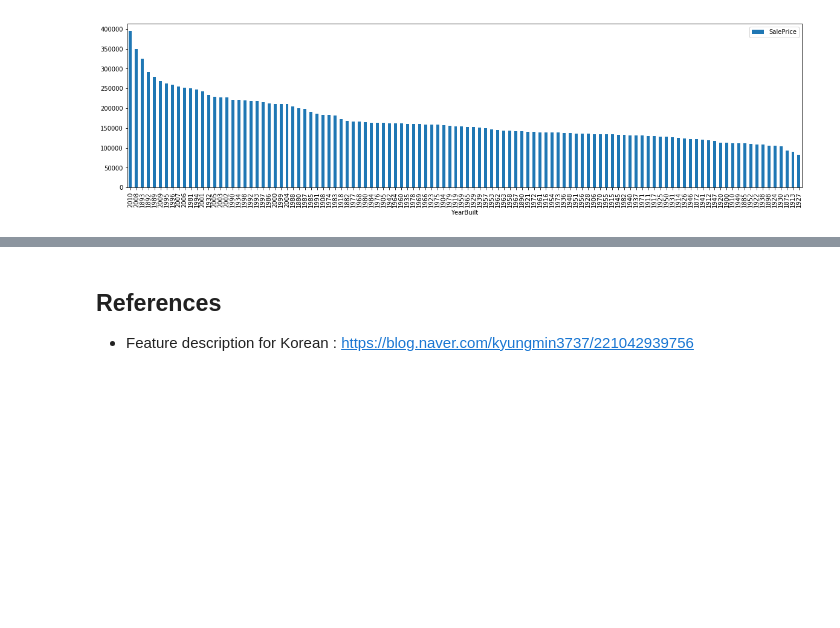
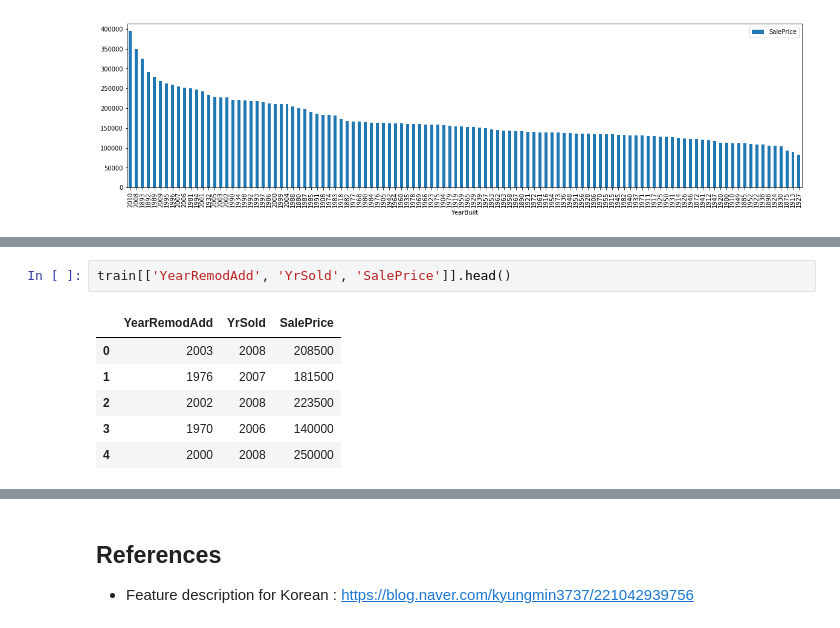
Before and after one commit to gjustin40/Kaggle, a Jupyter notebook: House-Prices/House_prices.ipynb, the cells around one changed output, grey strips where cells are left out. Drawn from its saved outputs; the diff is of its cells as text; blank space fills up the shorter version.

```diff
--- a/House-Prices/House_prices.ipynb
+++ b/House-Prices/House_prices.ipynb
@@ -1140 +1217,10 @@ array([0. , 0.1, 0.2, 0.3, 0.4, 0.5, 0.6, 0.7, 0.8, 0.9])
+# %%
+train[['YearRemodAdd', 'YrSold', 'SalePrice']].head()
+# %% [output]
+|  | YearRemodAdd | YrSold | SalePrice |
+| 0 | 2003 | 2008 | 208500 |
+| 1 | 1976 | 2007 | 181500 |
+| 2 | 2002 | 2008 | 223500 |
+| 3 | 1970 | 2006 | 140000 |
+| 4 | 2000 | 2008 | 250000 |
 # %% [markdown]
```
Also changed, not shown: parts of 27 cells of this notebook.
